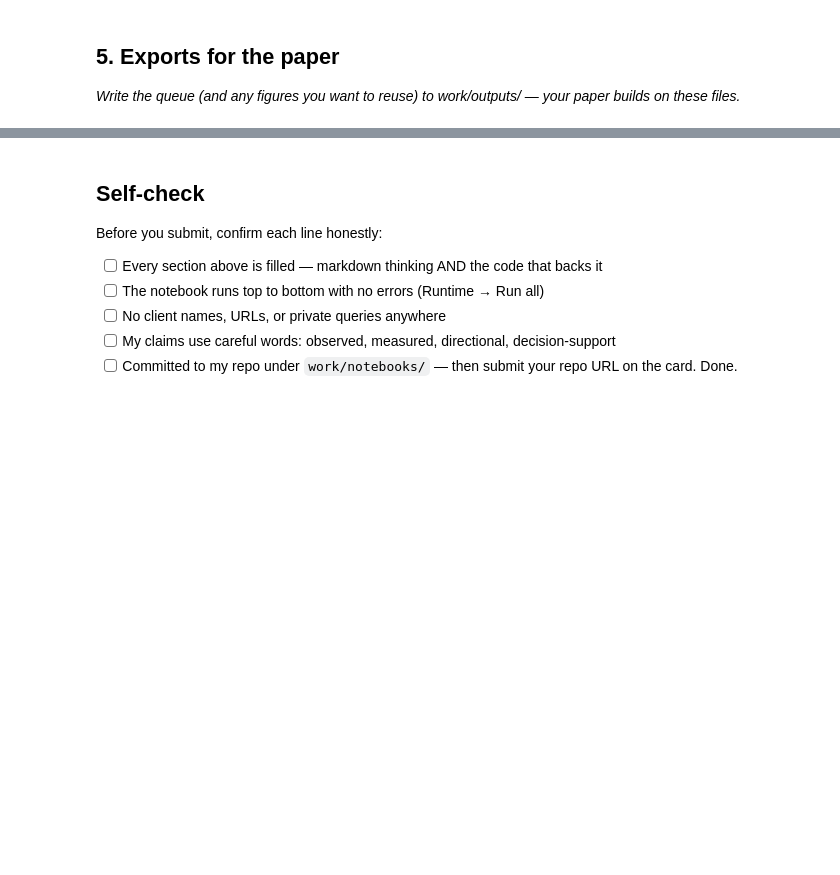
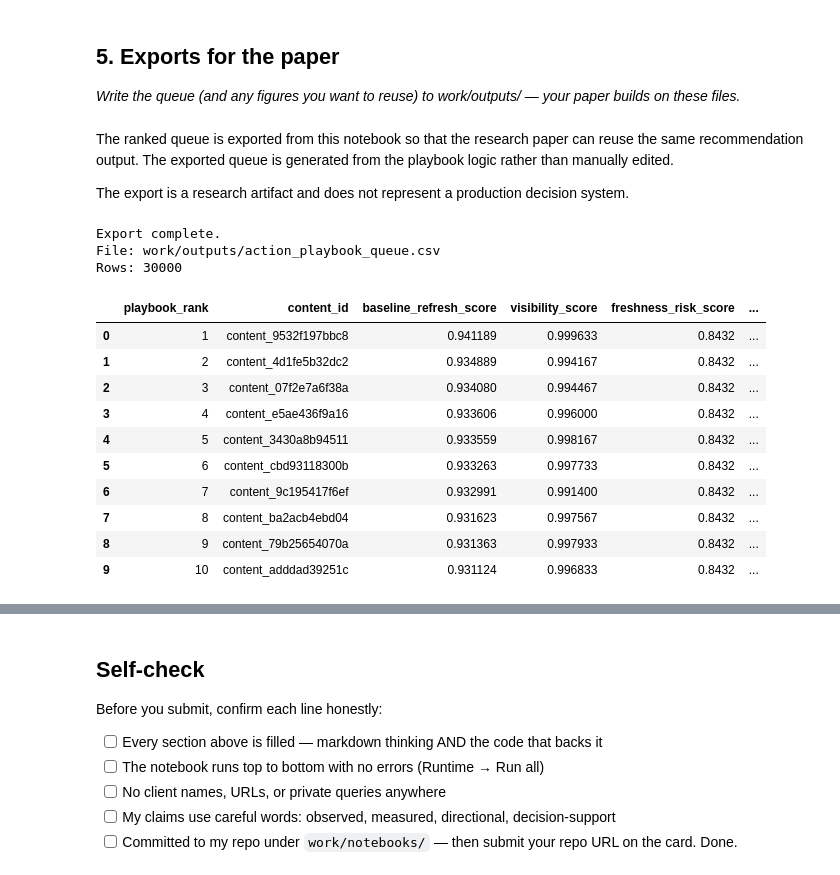
Before and after one commit to mkhlor006/Flyrank_internship_ML, a Jupyter notebook: work/notebooks/w07_action_playbook.ipynb, the cells around one changed output, grey strips where cells are left out. Drawn from its saved outputs; the diff is of its cells as text; code cells hidden in the pictures; blank space fills up the shorter version.

```diff
--- a/work/notebooks/w07_action_playbook.ipynb
+++ b/work/notebooks/w07_action_playbook.ipynb
@@ -38,6 +277,58 @@ This skeleton is yours to fill. Work the sections **in order** — each one has
 ## 5. Exports for the paper
 
 *Write the queue (and any figures you want to reuse) to work/outputs/ — your paper builds on these files.*
+# %% [markdown]
+
+The ranked queue is exported from this notebook so that the research paper can reuse the same recommendation output. The exported queue is generated from the playbook logic rather than manually edited.
+
+The export is a research artifact and does not represent a production decision system.
 # %%
 # This cell is for CODE (numbers, a query, a check).
 # Write your text answer in the cell ABOVE this one — typing sentences here breaks Run All.
+import os
+
+os.makedirs("work/outputs", exist_ok=True)
+
+export_columns = [
+    "playbook_rank",
+    "content_id",
+    "baseline_refresh_score",
+    "visibility_score",
+    "freshness_risk_score",
+    "position_opportunity_score",
+    "depth_gap_score",
+    "reason_codes",
+    "playbook_action"
+]
+
+paper_queue = playbook_queue[
+    export_columns
+].copy()
+
+output_path = "work/outputs/action_playbook_queue.csv"
+
+paper_queue.to_csv(
+    output_path,
+    index=False
+)
+
+print("Export complete.")
+print("File:", output_path)
+print("Rows:", len(paper_queue))
+
+display(paper_queue.head(10))
+# %% [output]
+Export complete.
+File: work/outputs/action_playbook_queue.csv
+Rows: 30000
+|  | playbook_rank | content_id | baseline_refresh_score | visibility_score | freshness_risk_score | ... |
+| 0 | 1 | content_9532f197bbc8 | 0.941189 | 0.999633 | 0.8432 | ... |
+| 1 | 2 | content_4d1fe5b32dc2 | 0.934889 | 0.994167 | 0.8432 | ... |
+| 2 | 3 | content_07f2e7a6f38a | 0.934080 | 0.994467 | 0.8432 | ... |
+| 3 | 4 | content_e5ae436f9a16 | 0.933606 | 0.996000 | 0.8432 | ... |
+| 4 | 5 | content_3430a8b94511 | 0.933559 | 0.998167 | 0.8432 | ... |
+| 5 | 6 | content_cbd93118300b | 0.933263 | 0.997733 | 0.8432 | ... |
+| 6 | 7 | content_9c195417f6ef | 0.932991 | 0.991400 | 0.8432 | ... |
+| 7 | 8 | content_ba2acb4ebd04 | 0.931623 | 0.997567 | 0.8432 | ... |
+| 8 | 9 | content_79b25654070a | 0.931363 | 0.997933 | 0.8432 | ... |
+| 9 | 10 | content_adddad39251c | 0.931124 | 0.996833 | 0.8432 | ... |
```
Also changed, not shown: parts of 17 cells of this notebook.
